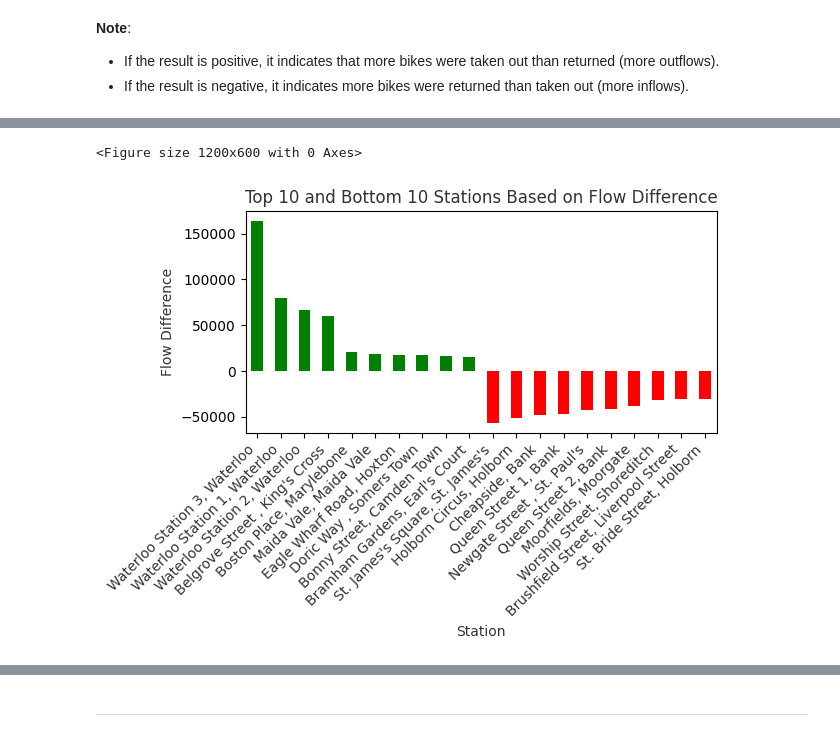
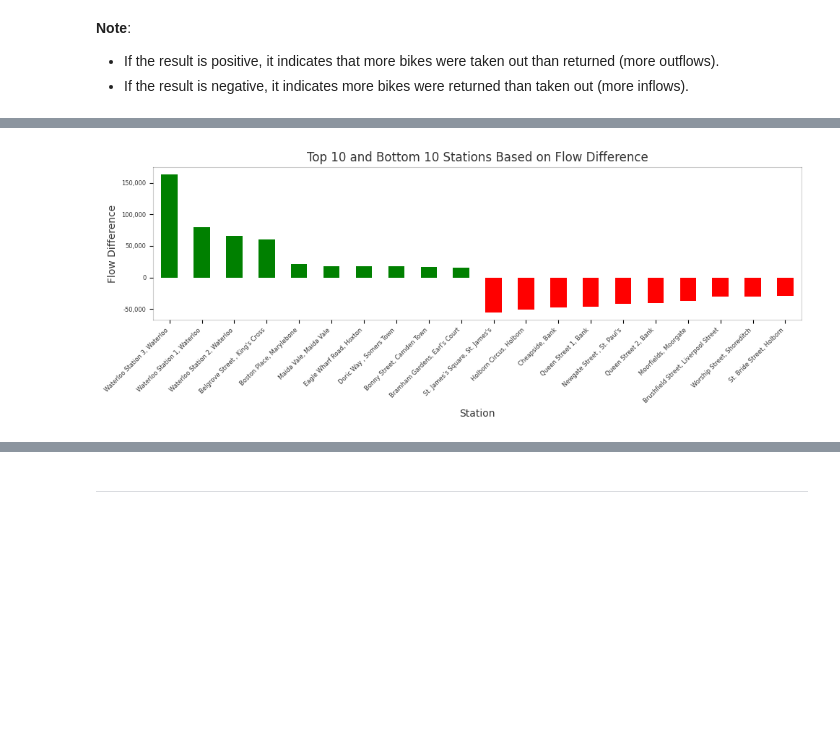
Before and after one commit to KarlMeierMattern/cycling-tfl, a Jupyter notebook: main.ipynb, the cells around one changed output, grey strips where cells are left out. Saved outputs shown, nothing was run; the diff lists cells and outputs as text; code cells hidden in the pictures; blank space fills up the shorter version.

```diff
--- a/main.ipynb
+++ b/main.ipynb
@@ -511,7 +638,7 @@ df_combined['start_date'].dt.date.value_counts().sort_index().plot(
 ### **Trend by Month**
 # %%
 # Group by year and month
-monthly_trend = df_combined.groupby([df_combined['start_date'].dt.year, df_combined['start_date'].dt.month]).size()
+monthly_trend = df_refined.groupby([df_refined['start_date'].dt.year, df_refined['start_date'].dt.month]).size()
 
 # Numeric index for plotting
 x = np.arange(len(monthly_trend))
@@ -604,13 +703,11 @@ Name: duration, Length: 30889370, dtype: float64
 # %% [markdown]
 ## **Busiest Days & Hours**
 # %%
-fig,ax = plt.subplots(2,1,figsize=(10,8))
+fig,ax = plt.subplots(2,1,figsize=(10,6))
 
-df_combined['hour'] = df_combined['start_date'].dt.hour
-df_combined['day_of_week'] = df_combined['start_date'].dt.day_name()
 
-df_combined['hour'].value_counts().sort_index().plot(kind='bar', ax=ax[0])
-df_combined['day_of_week'].value_counts().plot(kind='bar', ax=ax[1])
+df_refined['time_of_day'].value_counts().sort_index().plot(kind='bar', ax=ax[0])
+df_refined['day_of_week'].value_counts().plot(kind='bar', ax=ax[1])
 
 # Top 10 start stations
 ax[0].set_title('Busiest Rental Hours', alpha=0.8, fontsize=10)
@@ -675,7 +777,7 @@ plt.show()
 - We would expect to see a larger % of people using bikes in the morning for commuting.
 # %%
 # Isolate trips taken during the week -> filter out weekends
-weekday_filter = df_combined[df_combined['start_date'].dt.day_of_week < 5]
+weekday_filter = df_refined[df_refined['start_date'].dt.day_of_week < 5]
 # %%
 # Organise data between weekday trips in the morning and those in the evening
 
@@ -700,5 +802,5 @@ weekday_morning_station_usage = weekday_morning_station_usage.to_frame().reset_i
 weekday_evening_station_usage = weekday_evening_station_usage.to_frame().reset_index()
 # %%
 weekday_morning_station_usage.rename(columns={"index": 'station', 0: 'net_flow_morning'}, inplace=True)
-weekday_evening_station_usage.rename(columns={"index": 'station', 0: 'net_flow_evening'}, inplace=True)
+weekday_evening_station_usage.rename(columns={"start_station_name": 'station', 0: 'net_flow_evening'}, inplace=True)
 # %%
@@ -725,23 +834,30 @@ weekday_evening_top10 = weekday_morning_evening_merged.sort_values(by="flow_diff
 # %%
 # Select top 10 and bottom 10 stations
 top_10_stations = weekday_morning_evening_merged.sort_values(by='flow_difference', ascending=False).head(10)
 bottom_10_stations = weekday_morning_evening_merged.sort_values(by='flow_difference', ascending=True).head(10)
 
 # Combine top and bottom stations for comparison
 combined_stations = pd.concat([top_10_stations, bottom_10_stations])
 
+fig, ax = plt.subplots(figsize=(10, 4))
+
 # Plot bar chart
-plt.figure(figsize=(12, 6))
-combined_stations.plot(kind='bar', x='station', y='flow_difference', color=['green']*10 + ['red']*10, legend=False)
+combined_stations.plot(kind='bar', x='station', y='flow_difference', color=['green']*10 + ['red']*10, legend=False, ax=ax)
 
-plt.title('Top 10 and Bottom 10 Stations Based on Flow Difference', alpha=0.8)
+plt.title('Top 10 and Bottom 10 Stations Based on Flow Difference', fontsize=12, alpha=0.8)
 plt.xlabel('Station', alpha=0.8)
 plt.ylabel('Flow Difference', alpha=0.8)
 plt.xticks(rotation=45, ha='right', alpha=0.8)
+plt.tick_params(axis='x', labelsize=6)
+plt.yticks(alpha=0.8)
+plt.tick_params(axis='y', labelsize=6)
+ax.yaxis.set_major_formatter(mticker.FuncFormatter(lambda x, pos: f"{int(x):,}"))
+for spine in plt.gca().spines.values():
+    spine.set_alpha(0.2)
+plt.grid(False)
 plt.tight_layout()
 
 # Show plot
 plt.show()
 # %% [output]
-<Figure size 1200x600 with 0 Axes>
-[figure, old version]
+[figure, new version]
```
Also changed, not shown: parts of 77 cells of this notebook.
